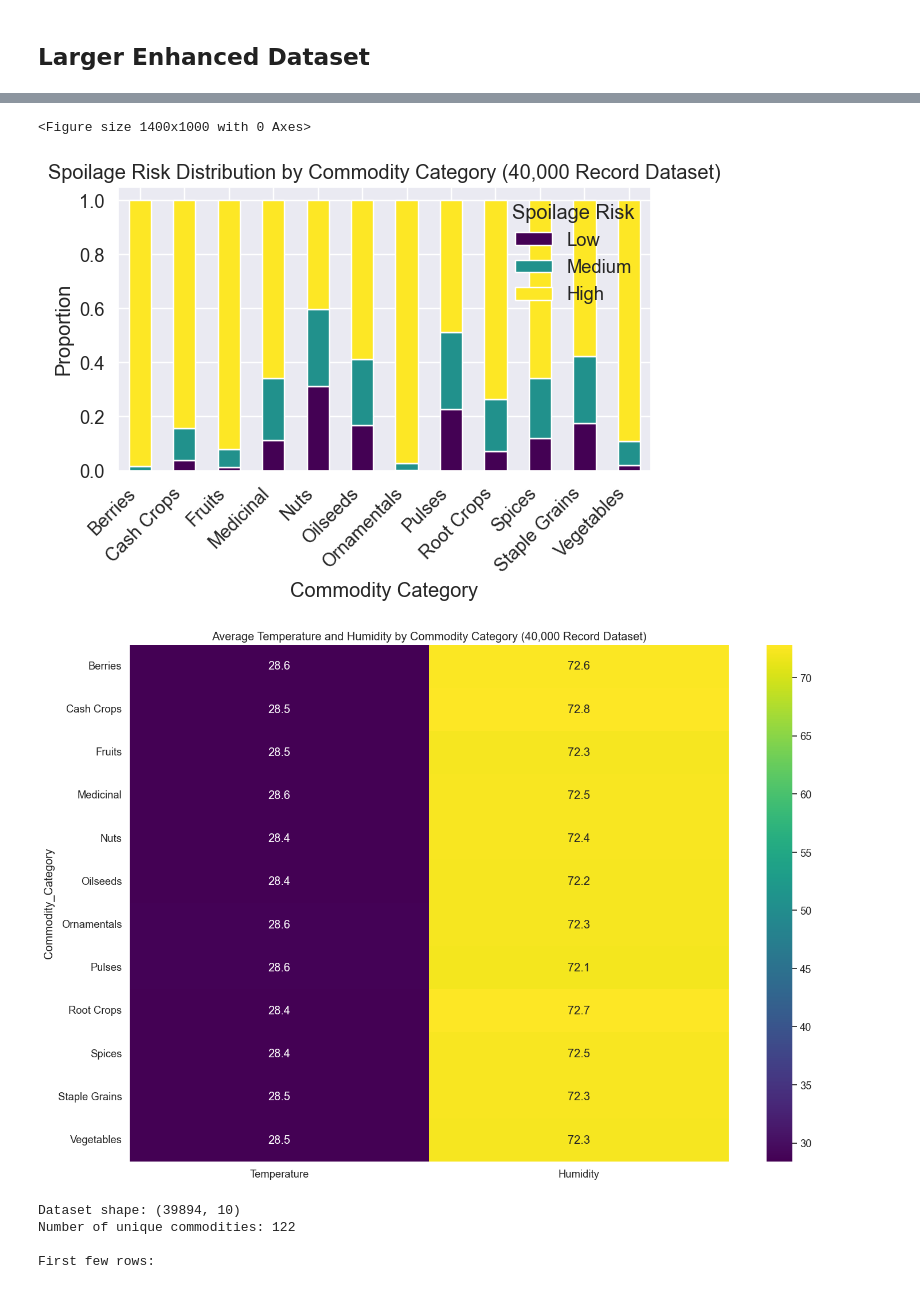
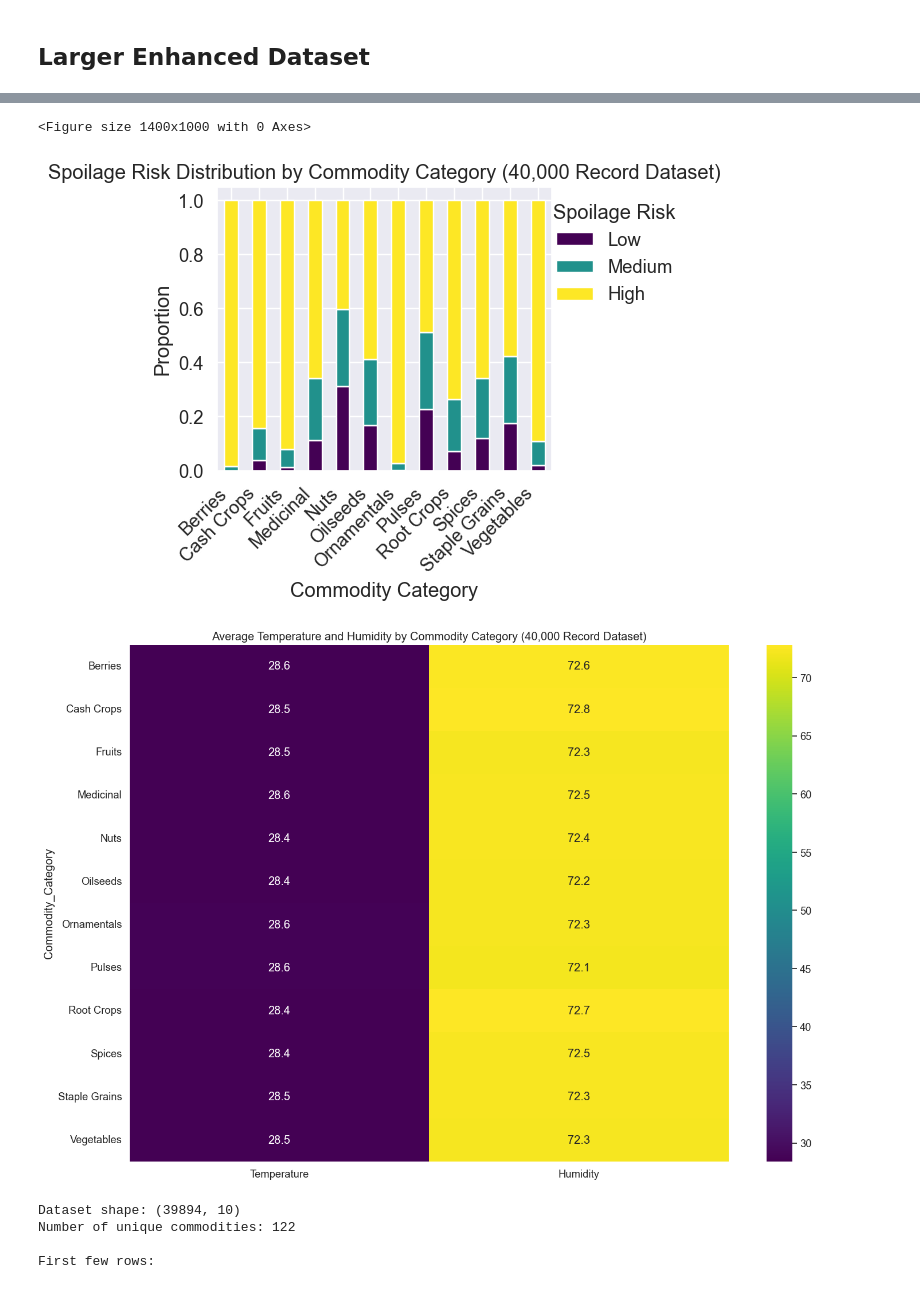
Before and after one commit to TridentifyIshaan/Surplus2Serve, a Jupyter notebook: Model/enhanced_spoilage_model.ipynb, the cells around one changed output, grey strips where cells are left out. Drawn from its saved outputs; the diff is of its cells as text; code cells hidden in the pictures.

Commit message:
update enhanced spoilage model notebook

```diff
--- a/Model/enhanced_spoilage_model.ipynb
+++ b/Model/enhanced_spoilage_model.ipynb
@@ -162,35 +162,35 @@ plt.figure(figsize=(12, 8))
 category_counts = large_enhanced_df['Commodity_Category'].value_counts()
 sns.barplot(x=category_counts.index, y=category_counts.values, palette='viridis')
 plt.title('Distribution of Commodity Categories in 40,000 Record Dataset')
 plt.xlabel('Category')
 plt.ylabel('Count')
 plt.xticks(rotation=45, ha='right')
 plt.tight_layout()
 plt.show()
 
 # Visualize the distribution of spoilage risk by commodity category
 plt.figure(figsize=(14, 10))
 risk_by_category = pd.crosstab(large_enhanced_df['Commodity_Category'], large_enhanced_df['Spoilage_Risk'], normalize='index')
 risk_by_category.plot(kind='bar', stacked=True, colormap='viridis')
 plt.title('Spoilage Risk Distribution by Commodity Category (40,000 Record Dataset)')
 plt.xlabel('Commodity Category')
 plt.ylabel('Proportion')
-plt.legend(title='Spoilage Risk', labels=['Low', 'Medium', 'High'])
+plt.legend(title='Spoilage Risk', labels=['Low', 'Medium', 'High'], loc='upper right', bbox_to_anchor=(1.42, 1))
 plt.xticks(rotation=45, ha='right')
 plt.tight_layout()
 plt.show()
 
 # Create a heatmap of average temperature and humidity by commodity category
 plt.figure(figsize=(15, 10))
 category_climate = large_enhanced_df.groupby('Commodity_Category')[['Temperature', 'Humidity']].mean()
 sns.heatmap(category_climate, annot=True, cmap='viridis', fmt='.1f')
 plt.title('Average Temperature and Humidity by Commodity Category (40,000 Record Dataset)')
 plt.tight_layout()
 plt.show()
 # %% [output]
 [figure]
 <Figure size 1400x1000 with 0 Axes>
-[figure, old version]
+[figure, new version]
 [figure]
 # %%
 # Load the large enhanced dataset
```
